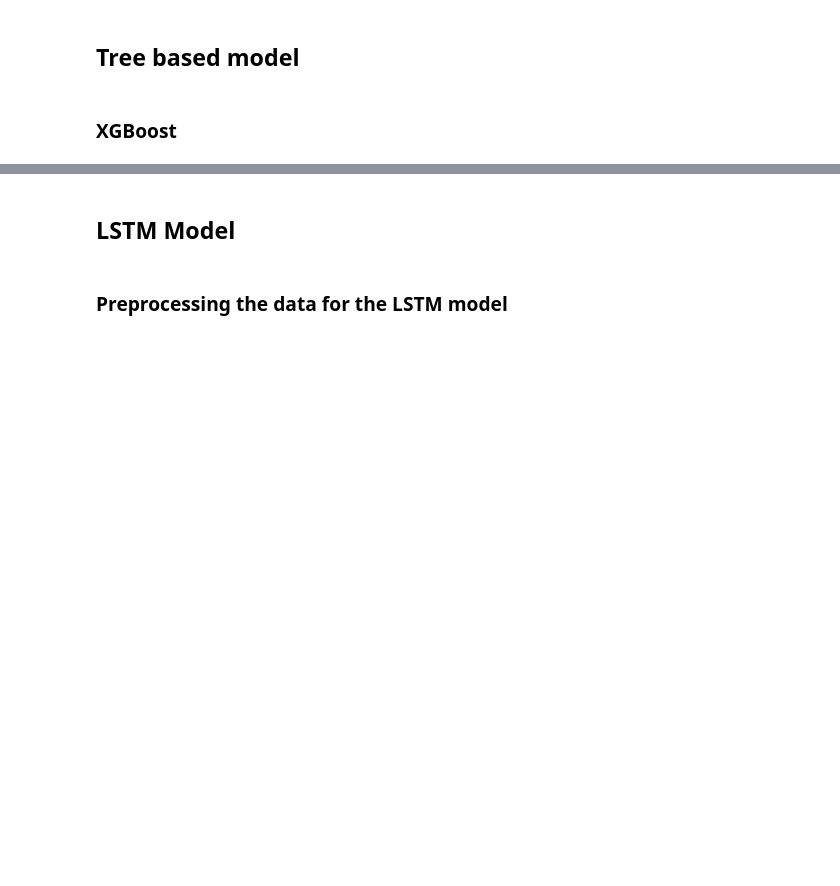
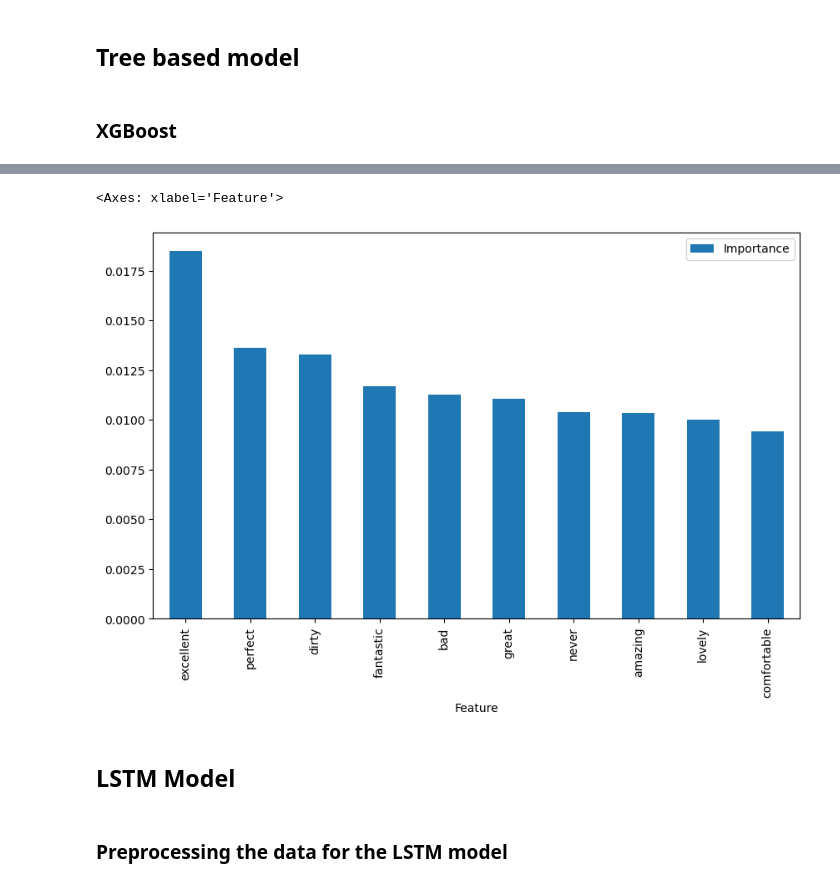
Before and after one commit to ranuru/machine-learning-exam, a Jupyter notebook: task1/notebook.ipynb, the cells around one changed output, grey strips where cells are left out. Cells and saved outputs as stored; diff of their text form; code cells hidden in the pictures; blank space fills up the shorter version.

```diff
--- a/task1/notebook.ipynb
+++ b/task1/notebook.ipynb
@@ -1021,0 +899,12 @@ weighted avg       0.86      0.79      0.81    153673
+# %%
+vectorizer = TfidfVectorizer(min_df = 5, max_df=0.8)
+
+X_train_tfidf = vectorizer.fit_transform(X_train)
+
+xgb_clf = XGBClassifier(n_estimators = 100)
+
+xgb_clf.fit(X_train_tfidf, y_train)
+
+y_pred = xgb_clf.predict(vectorizer.transform(X_test))
+
+print(classification_report(y_test, y_pred))
@@ -1021,0 +920,10 @@ weighted avg       0.86      0.79      0.81    153673
+# %%
+importances = pd.DataFrame({
+    'Feature': vectorizer.get_feature_names_out(),
+    'Importance': xgb_clf.feature_importances_
+})
+
+print(importances.shape[0])
+
+importances = importances.sort_values(by='Importance', ascending=False)
+importances.head(10)
@@ -1022,3 +943,8 @@ weighted avg       0.86      0.79      0.81    153673
+# %%
+importances[:10].plot.bar(x='Feature', y='Importance', figsize=(10, 6))
+# %% [output]
+<Axes: xlabel='Feature'>
+[figure, added]
 # %% [markdown]
 ## **LSTM Model**
 # %% [markdown]
```
Also changed, not shown: parts of 12 cells of this notebook.
